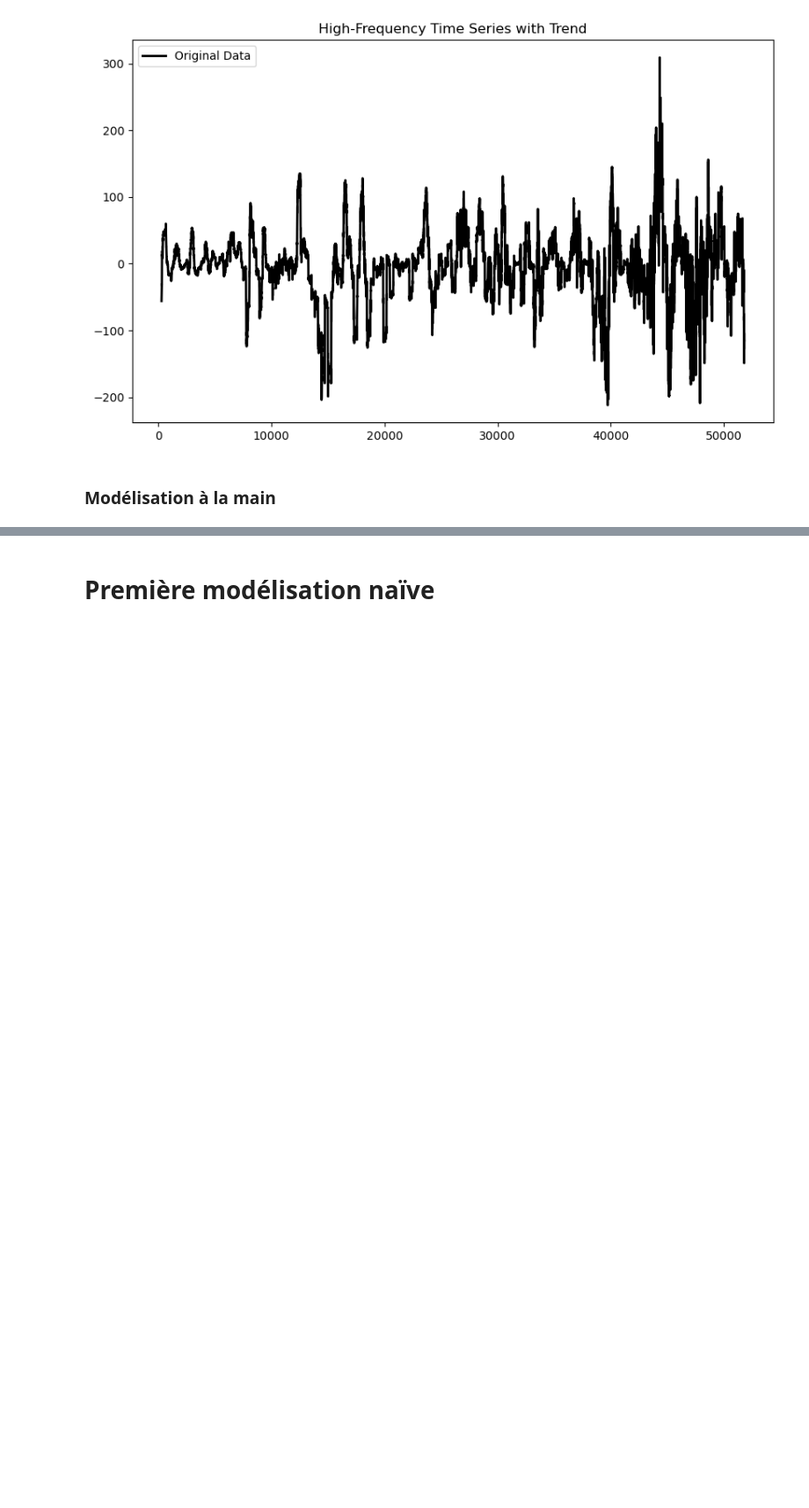
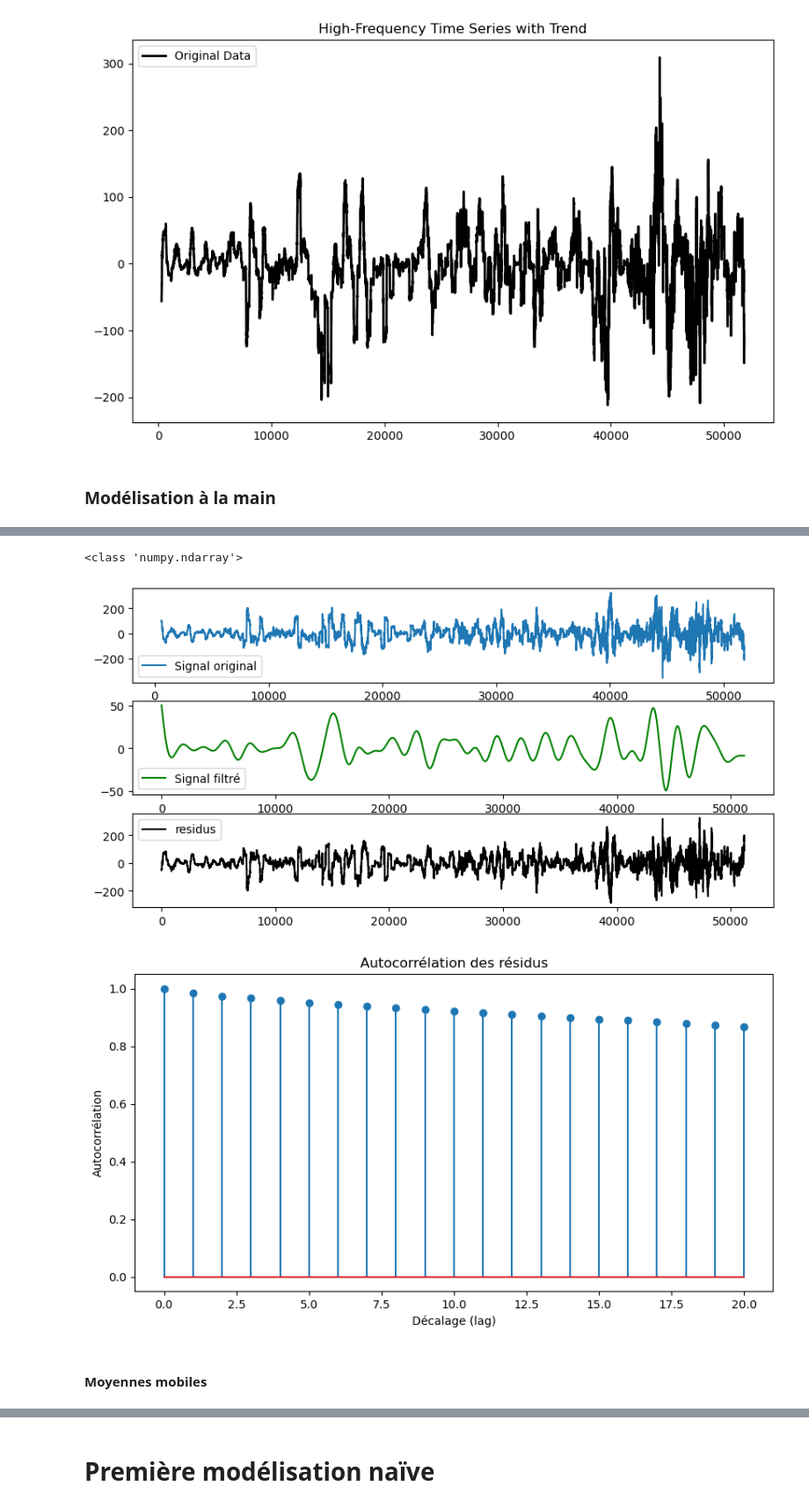
Before and after one commit to PiDchsn/Projet-RI, a Jupyter notebook: Analyse.ipynb, the cells around one changed output, grey strips where cells are left out. Shown at 88% size. Cells and saved outputs as stored; diff of their text form; code cells hidden in the pictures; blank space fills up the shorter version.

```diff
--- a/Analyse.ipynb
+++ b/Analyse.ipynb
@@ -605,3 +717,48 @@ plt.show()
+# %%
+# data_diff = data_diff.to_numpy()
+
+# Paramètres du filtre
+ordre = 5
+frequence_coupure = 0.001 # A ajuster selon ton signal
+
+# Création du filtre passe-bas
+b, a = butter(ordre, frequence_coupure, btype='low', analog=False)
+
+# Application du filtre
+data_filtre = filtfilt(b, a, data_diff.values)
+print(type(data_filtre))
+residus = data_filtre - data_diff.values
+
+# Visualisation avant et après filtrage
+plt.figure(figsize=(10, 5))
+plt.subplot(3, 1, 1)
+plt.plot(data_diff, label="Signal original")
+plt.legend()
+plt.subplot(3, 1, 2)
+plt.plot(data_filtre, label="Signal filtré", color='green')
+plt.legend()
+plt.subplot(3, 1, 3)
+plt.plot(residus, label="residus", color='black')
+plt.legend()
+plt.show()
+
+# Choix du nombre de décalages (lags) à afficher
+max_lag = 20
+acf_values = autocorrelation(residus, max_lag)
+
+# Affichage de l'autocorrélation
+plt.figure(figsize=(10, 5))
+plt.stem(range(max_lag + 1), acf_values)
+plt.xlabel("Décalage (lag)")
+plt.ylabel("Autocorrélation")
+plt.title("Autocorrélation des résidus")
+plt.show()
+# %% [output]
+<class 'numpy.ndarray'>
+[figure, added]
+[figure, added]
+# %% [markdown]
+#### Moyennes mobiles
 # %%
 # Plot de la tendance à l'aide de la moyenne mobile
 
```
Also changed, not shown: parts of 13 cells of this notebook.
